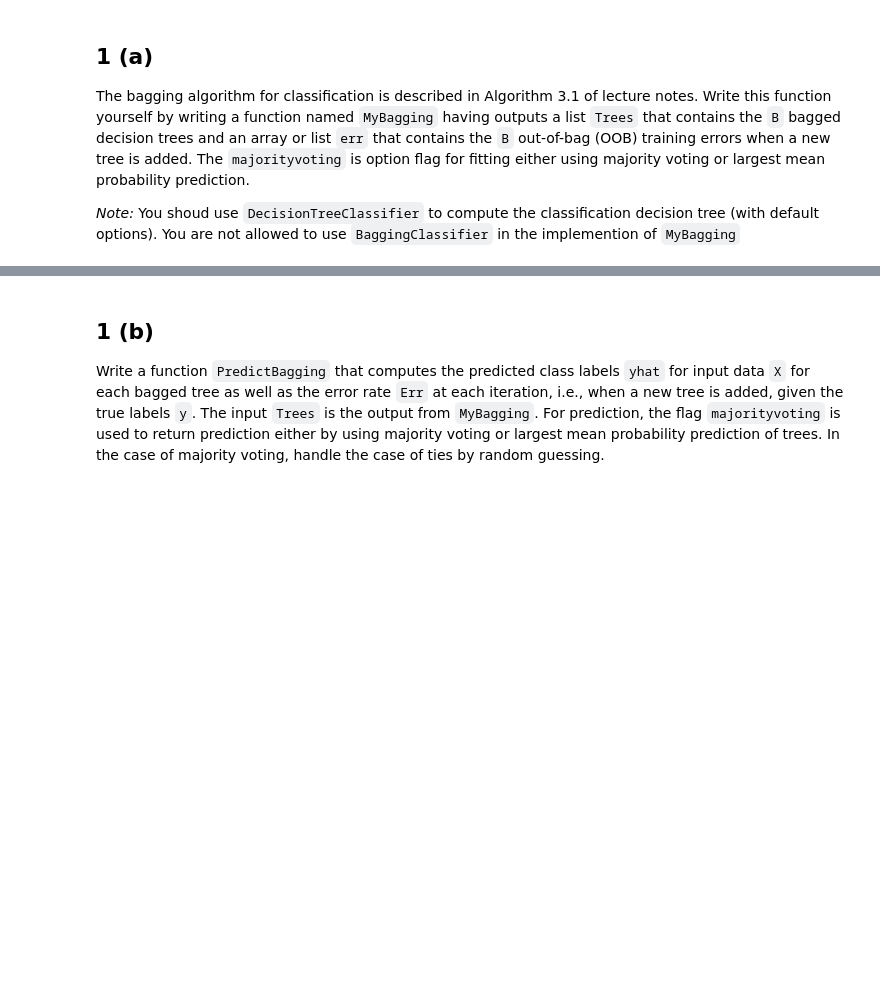
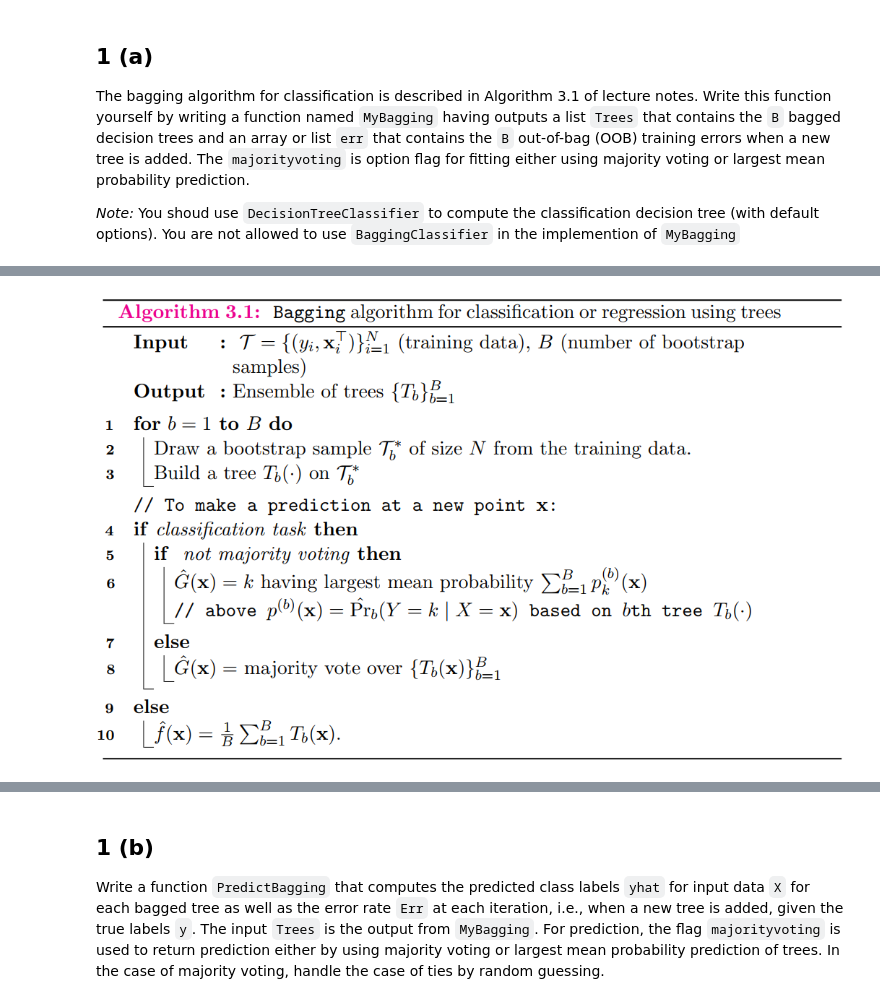
Before and after one commit to SpringNuance/LargeScaleDataAnalysis_assignment2, a Jupyter notebook: HW2.ipynb, the cells around one changed output, grey strips where cells are left out. Saved outputs shown, nothing was run; the diff lists cells and outputs as text; code cells hidden in the pictures; blank space fills up the shorter version.

```diff
--- a/HW2.ipynb
+++ b/HW2.ipynb
@@ -100 +76,5 @@ _Note:_
+# %%
+Image("images/bagging.png")
+# %% [output]
+[figure, added]
 # %%
```
Also changed, not shown: parts of 45 cells of this notebook, 4 other files.
